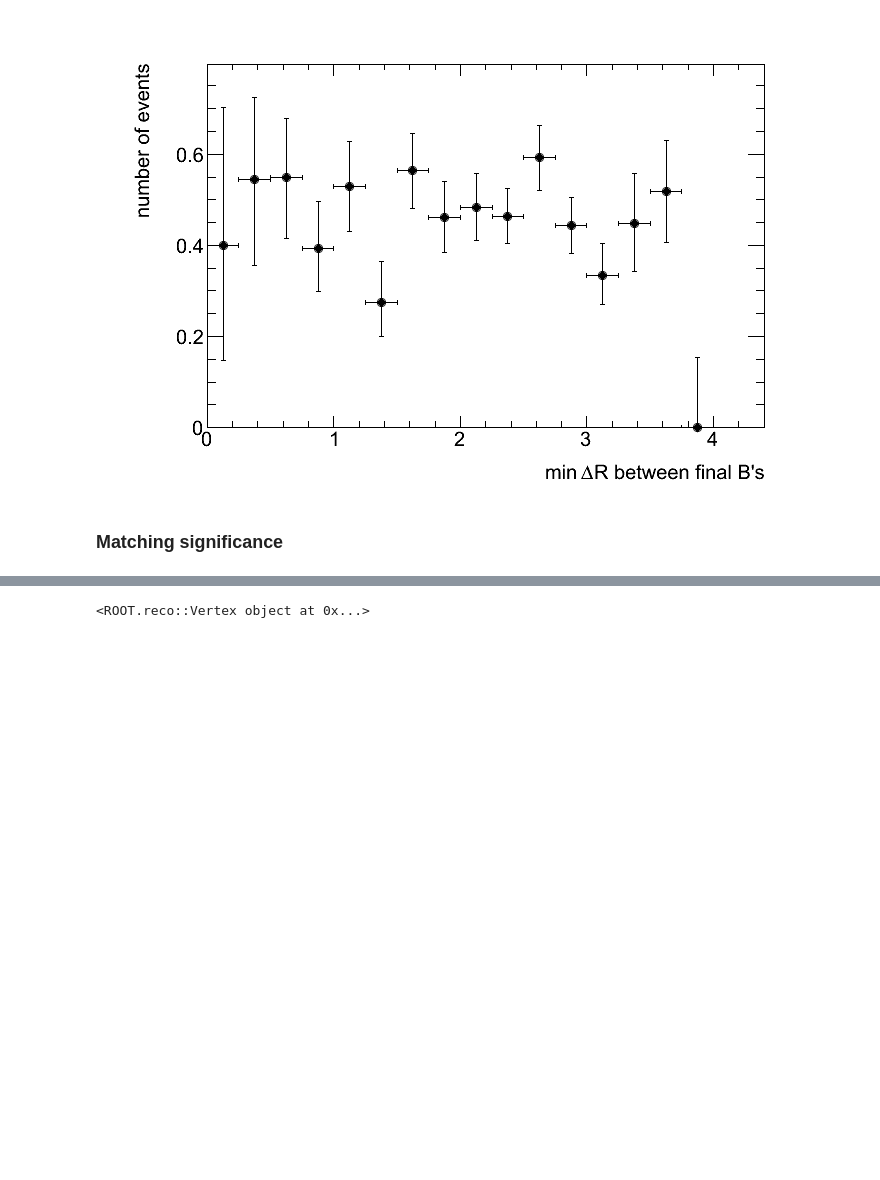
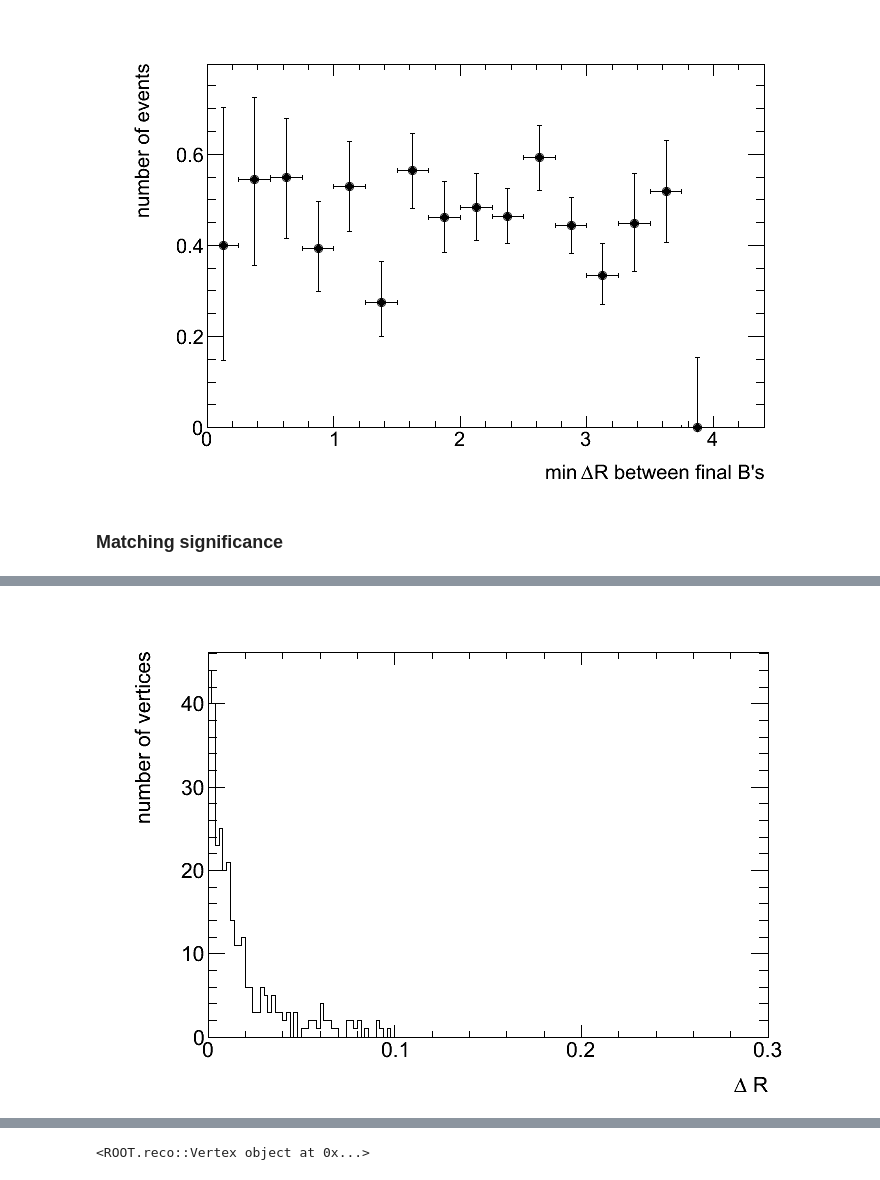
Before and after one commit to HeinerTholen/BTagDeltaR, a Jupyter notebook: Testing/python/iPyFwLite - TTdilep.ipynb, the cells around one changed output, grey strips where cells are left out. Saved outputs shown, nothing was run; the diff lists cells and outputs as text; code cells hidden in the pictures; blank space fills up the shorter version.

```diff
--- a/Testing/python/iPyFwLite - TTdilep.ipynb
+++ b/Testing/python/iPyFwLite - TTdilep.ipynb
@@ -182,0 +222,4 @@ fs.CovHistoIVF
+# %%
+fs.MatchingDR
+# %% [output]
+[figure, added]
```
Also changed, not shown: parts of 11 cells of this notebook, 1 other file.
